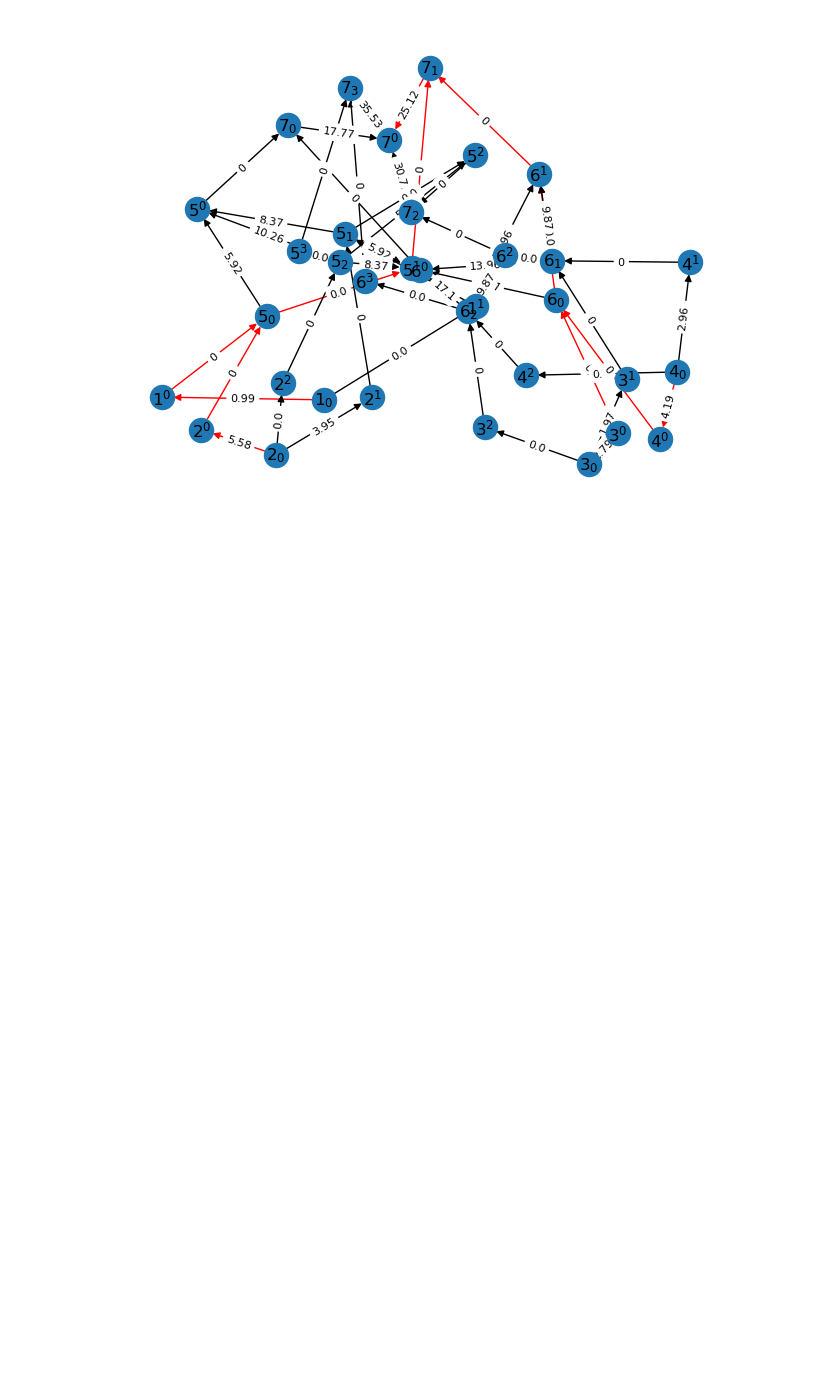
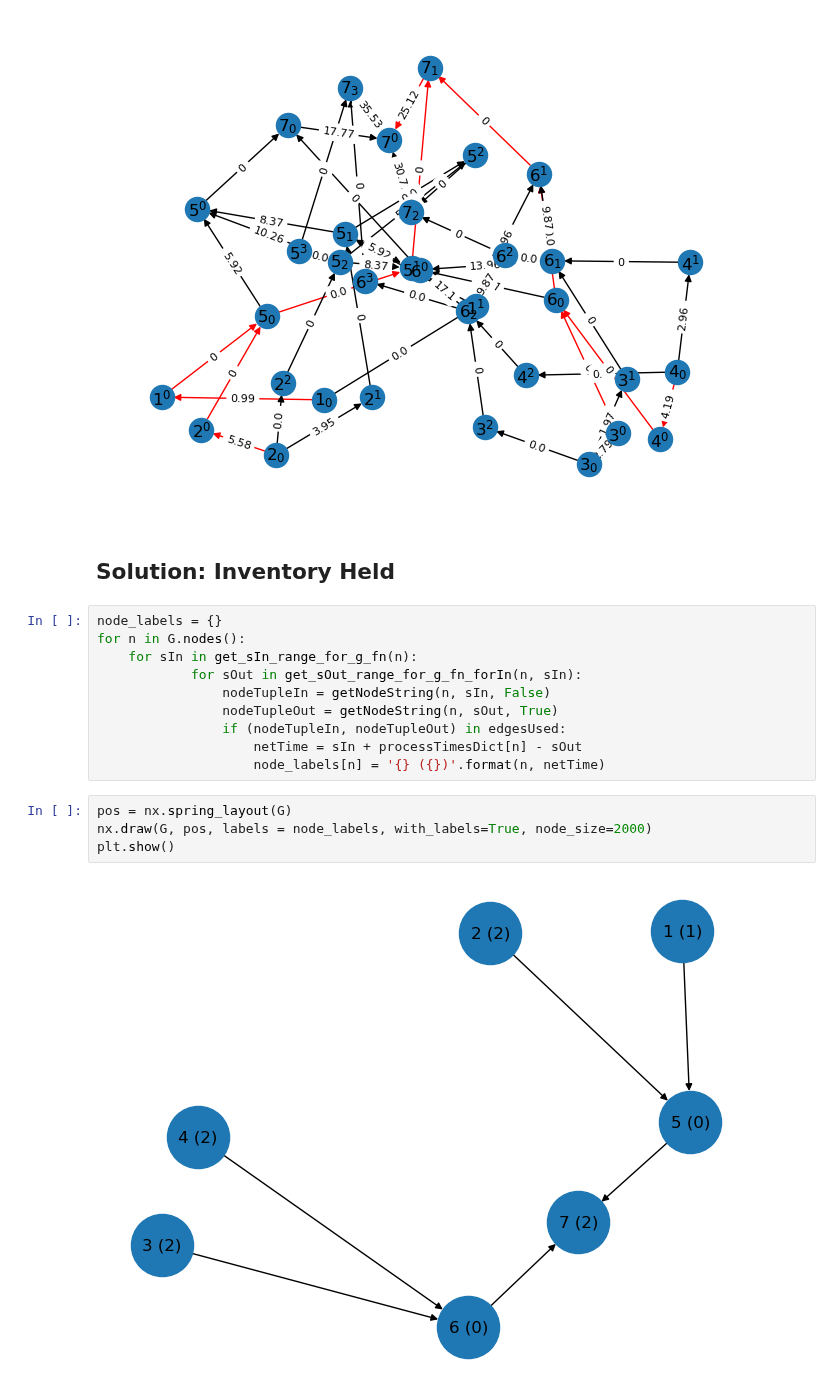
Before and after one commit to hmedal/sae-dsc-hmedal, a Jupyter notebook: examples/multi-commodity.ipynb, the cells around one changed output. Drawn from its saved outputs; the diff is of its cells as text; blank space fills up the shorter version.

```diff
--- a/examples/multi-commodity.ipynb
+++ b/examples/multi-commodity.ipynb
@@ -577,3 +537,21 @@ nx.draw_networkx_edge_labels(dp_G, pos, edge_labels=edge_labels,
 plt.show()
 # %% [output]
 [figure]
+# %% [markdown]
+## Solution: Inventory Held
+# %%
+node_labels = {}
+for n in G.nodes():
+    for sIn in get_sIn_range_for_g_fn(n):
+            for sOut in get_sOut_range_for_g_fn_forIn(n, sIn):
+                nodeTupleIn = getNodeString(n, sIn, False)
+                nodeTupleOut = getNodeString(n, sOut, True)
+                if (nodeTupleIn, nodeTupleOut) in edgesUsed:
+                    netTime = sIn + processTimesDict[n] - sOut
+                    node_labels[n] = '{} ({})'.format(n, netTime)
+# %%
+pos = nx.spring_layout(G)
+nx.draw(G, pos, labels = node_labels, with_labels=True, node_size=2000)
+plt.show()
+# %% [output]
+[figure, added]
```
Also changed, not shown: parts of 14 cells of this notebook, 4 other files.
